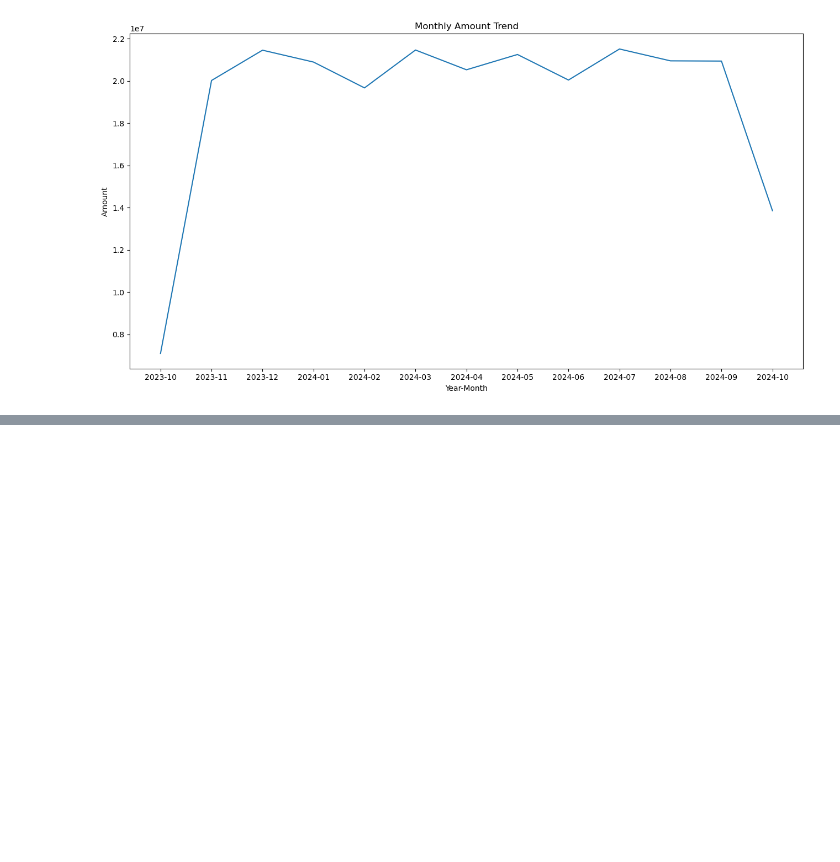
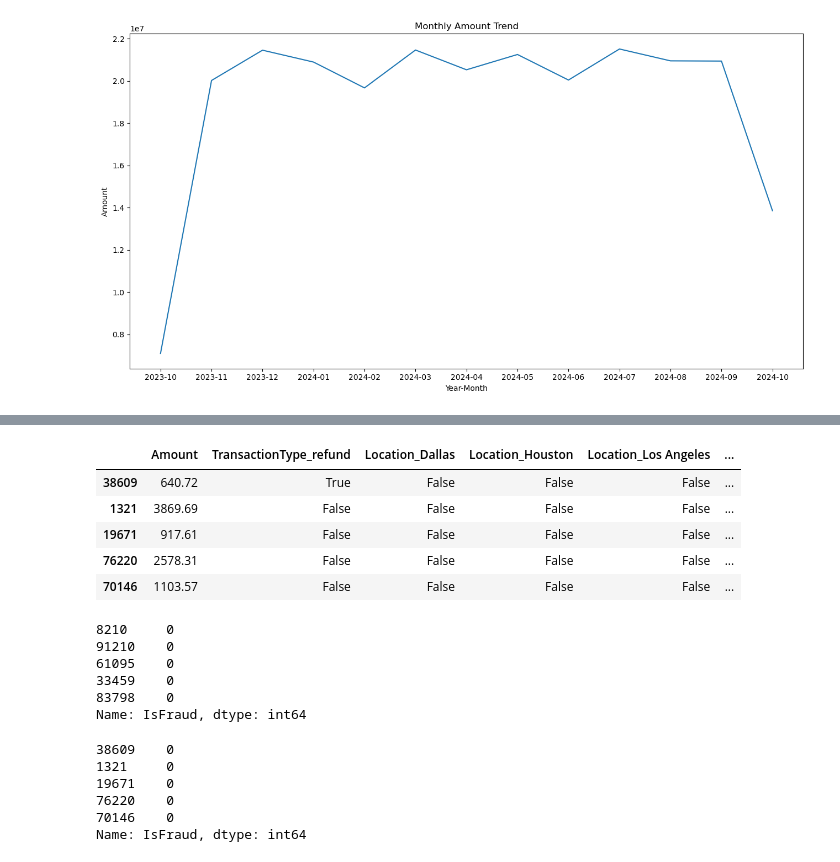
Before and after one commit to Yash-Codes07/DecodeLabs_Tasks, a Jupyter notebook: TASK_2/notebooks/Project2.ipynb, the cells around one changed output, grey strips where cells are left out. Drawn from its saved outputs; the diff is of its cells as text; code cells hidden in the pictures; blank space fills up the shorter version.

```diff
--- a/TASK_2/notebooks/Project2.ipynb
+++ b/TASK_2/notebooks/Project2.ipynb
@@ -164,0 +241,27 @@ plt.show()
+# %%
+X_test.head()
+# %% [output]
+|  | Amount | TransactionType_refund | Location_Dallas | Location_Houston | Location_Los Angeles | ... |
+| 38609 | 640.72 | True | False | False | False | ... |
+| 1321 | 3869.69 | False | False | False | False | ... |
+| 19671 | 917.61 | False | False | False | False | ... |
+| 76220 | 2578.31 | False | False | False | False | ... |
+| 70146 | 1103.57 | False | False | False | False | ... |
+# %%
+y_train.head()
+# %% [output]
+8210     0
+91210    0
+61095    0
+33459    0
+83798    0
+Name: IsFraud, dtype: int64
+# %%
+y_test.head()
+# %% [output]
+38609    0
+1321     0
+19671    0
+76220    0
+70146    0
+Name: IsFraud, dtype: int64
```
Also changed, not shown: parts of 26 cells of this notebook.
